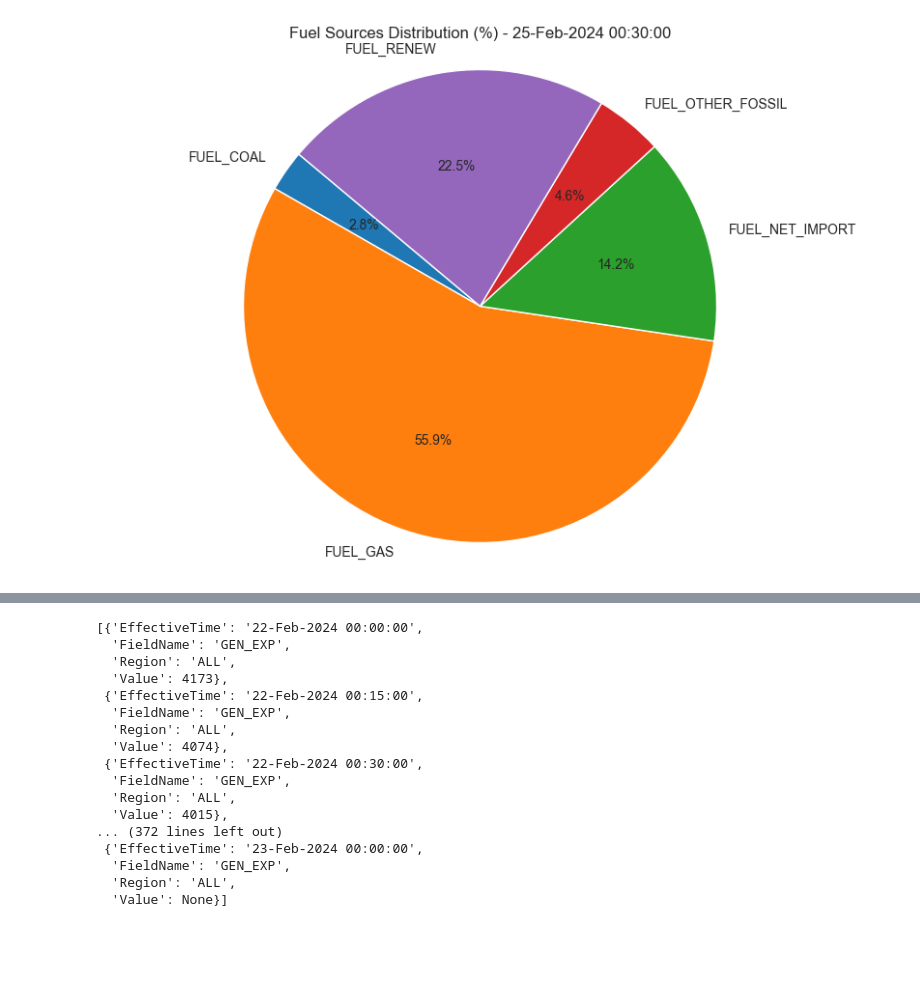
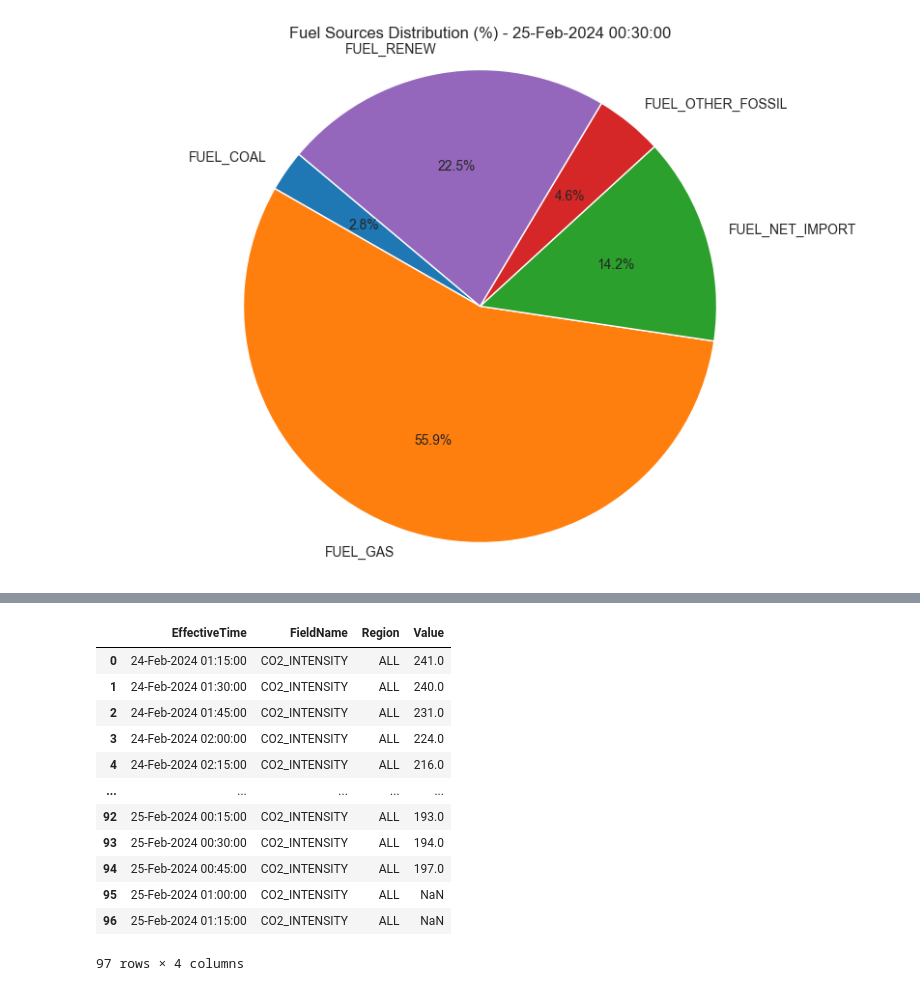
Before and after one commit to SaM-92/telegram-energy-api, a Jupyter notebook: eirgrid_api.ipynb, the cells around one changed output, grey strips where cells are left out. Cells and saved outputs as stored; diff of their text form; code cells hidden in the pictures; blank space fills up the shorter version.

```diff
--- a/eirgrid_api.ipynb
+++ b/eirgrid_api.ipynb
@@ -339,20 +277,29 @@ demandactual
-# %%
-Rows
-# %% [output]
-[{'EffectiveTime': '22-Feb-2024 00:00:00',
-  'FieldName': 'GEN_EXP',
-  'Region': 'ALL',
-  'Value': 4173},
- {'EffectiveTime': '22-Feb-2024 00:15:00',
-  'FieldName': 'GEN_EXP',
-  'Region': 'ALL',
-  'Value': 4074},
- {'EffectiveTime': '22-Feb-2024 00:30:00',
-  'FieldName': 'GEN_EXP',
-  'Region': 'ALL',
-  'Value': 4015},
-... (372 lines left out)
- {'EffectiveTime': '23-Feb-2024 00:00:00',
-  'FieldName': 'GEN_EXP',
-  'Region': 'ALL',
-  'Value': None}]
+# %%
+now = round_time(datetime.datetime.now())
+
+# Start time (same time yesterday, rounded to the nearest 15 minutes)
+yesterday = now - datetime.timedelta(days=1)
+startDateTime = format_date(yesterday)
+
+# End time (current time, rounded to the nearest 15 minutes)
+endDateTime = format_date(now)
+# %%
+
+
+df_carbon_intensity_day_before = eirgrid_api('co2intensity','ALL',startDateTime,endDateTime)
+# %%
+df_carbon_intensity_day_before
+# %% [output]
+|  | EffectiveTime | FieldName | Region | Value |
+| 0 | 24-Feb-2024 01:15:00 | CO2_INTENSITY | ALL | 241.0 |
+| 1 | 24-Feb-2024 01:30:00 | CO2_INTENSITY | ALL | 240.0 |
+| 2 | 24-Feb-2024 01:45:00 | CO2_INTENSITY | ALL | 231.0 |
+| 3 | 24-Feb-2024 02:00:00 | CO2_INTENSITY | ALL | 224.0 |
+| 4 | 24-Feb-2024 02:15:00 | CO2_INTENSITY | ALL | 216.0 |
+| ... | ... | ... | ... | ... |
+| 92 | 25-Feb-2024 00:15:00 | CO2_INTENSITY | ALL | 193.0 |
+| 93 | 25-Feb-2024 00:30:00 | CO2_INTENSITY | ALL | 194.0 |
+| 94 | 25-Feb-2024 00:45:00 | CO2_INTENSITY | ALL | 197.0 |
+| 95 | 25-Feb-2024 01:00:00 | CO2_INTENSITY | ALL | NaN |
+| 96 | 25-Feb-2024 01:15:00 | CO2_INTENSITY | ALL | NaN |
+97 rows × 4 columns
```
Also changed, not shown: parts of 8 cells of this notebook.
